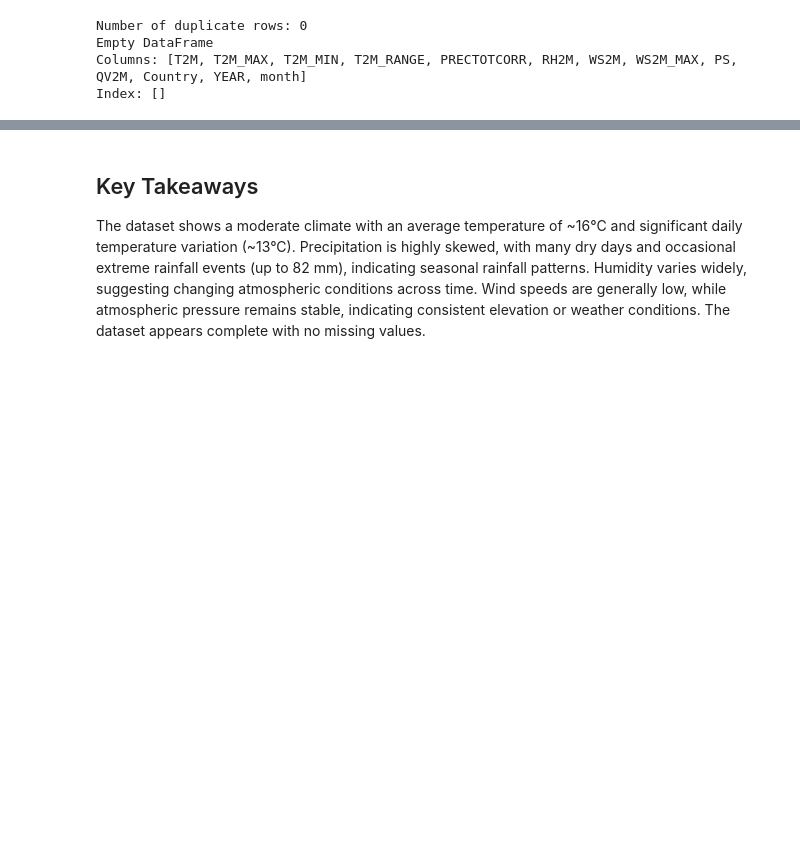
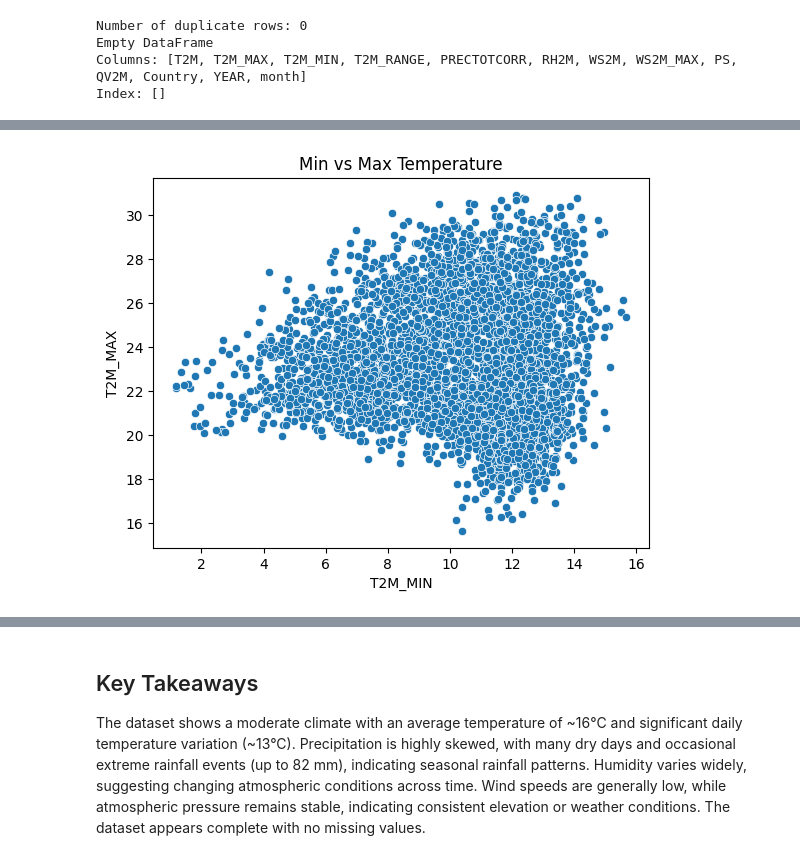
Before and after one commit to bemnetne/climate-challenge-week0, a Jupyter notebook: notebooks/ethiopia_eda.ipynb, the cells around one changed output, grey strips where cells are left out. Cells and saved outputs as stored; diff of their text form; code cells hidden in the pictures; blank space fills up the shorter version.

```diff
--- a/notebooks/ethiopia_eda.ipynb
+++ b/notebooks/ethiopia_eda.ipynb
@@ -102,0 +136,6 @@ df.describe(include="number")
+# %%
+sns.scatterplot(x=df["T2M_MIN"], y=df["T2M_MAX"])
+plt.title("Min vs Max Temperature")
+plt.show()
+# %% [output]
+[figure, added]
```
Also changed, not shown: parts of 10 cells of this notebook.
